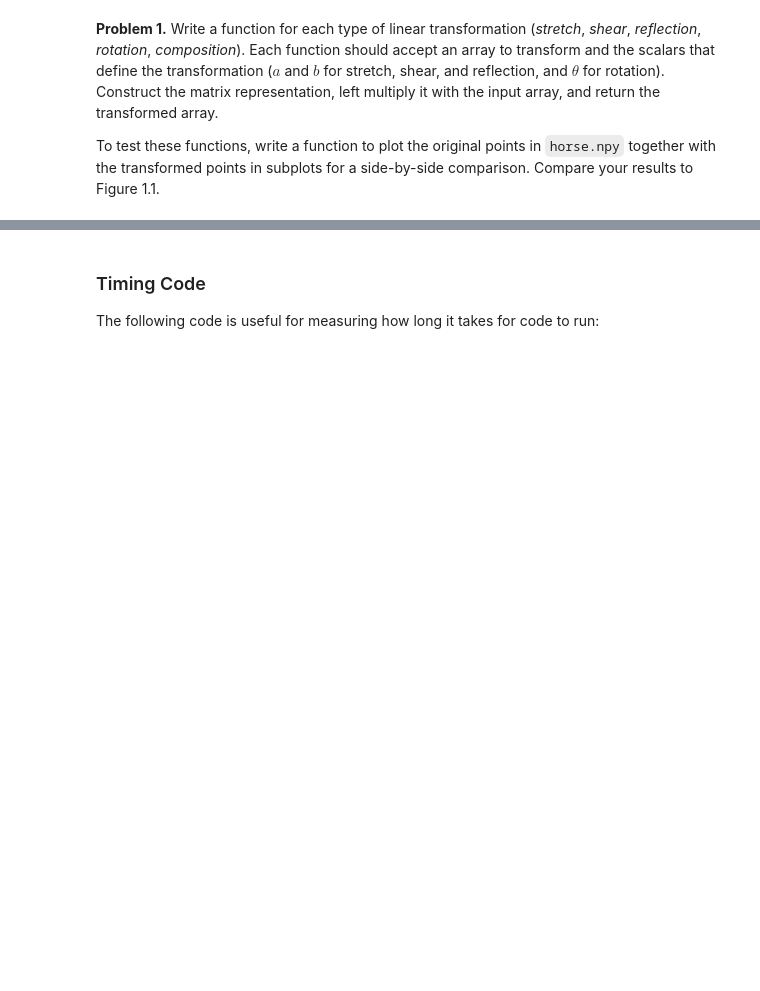
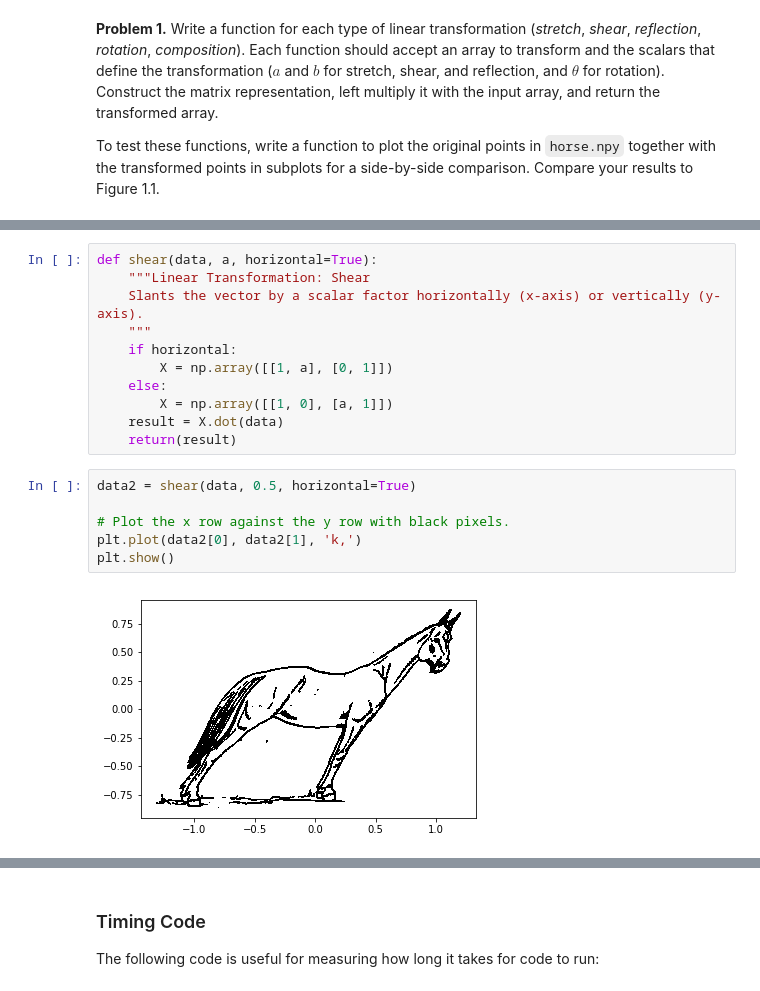
Before and after one commit to davidwhiting/Labs, a Jupyter notebook: Volume1.ipynb, the cells around one changed output, grey strips where cells are left out. Drawn from its saved outputs; the diff is of its cells as text; blank space fills up the shorter version.

```diff
--- a/Volume1.ipynb
+++ b/Volume1.ipynb
@@ -29,0 +46,19 @@ To test these functions, write a function to plot the original points in `horse.
+# %%
+def shear(data, a, horizontal=True):
+    """Linear Transformation: Shear
+    Slants the vector by a scalar factor horizontally (x-axis) or vertically (y-axis).
+    """
+    if horizontal:
+        X = np.array([[1, a], [0, 1]])
+    else:
+        X = np.array([[1, 0], [a, 1]])
+    result = X.dot(data)
+    return(result)
+# %%
+data2 = shear(data, 0.5, horizontal=True)
+
+# Plot the x row against the y row with black pixels.
+plt.plot(data2[0], data2[1], 'k,')
+plt.show()
+# %% [output]
+[figure, added]
```
Also changed, not shown: parts of 14 cells of this notebook.
